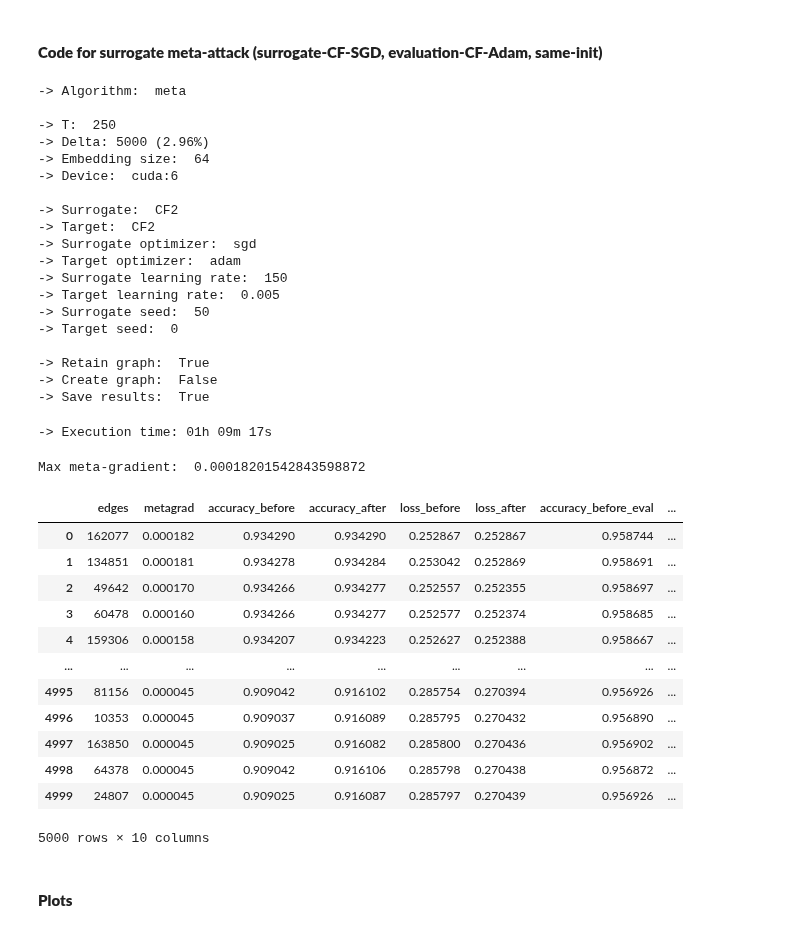
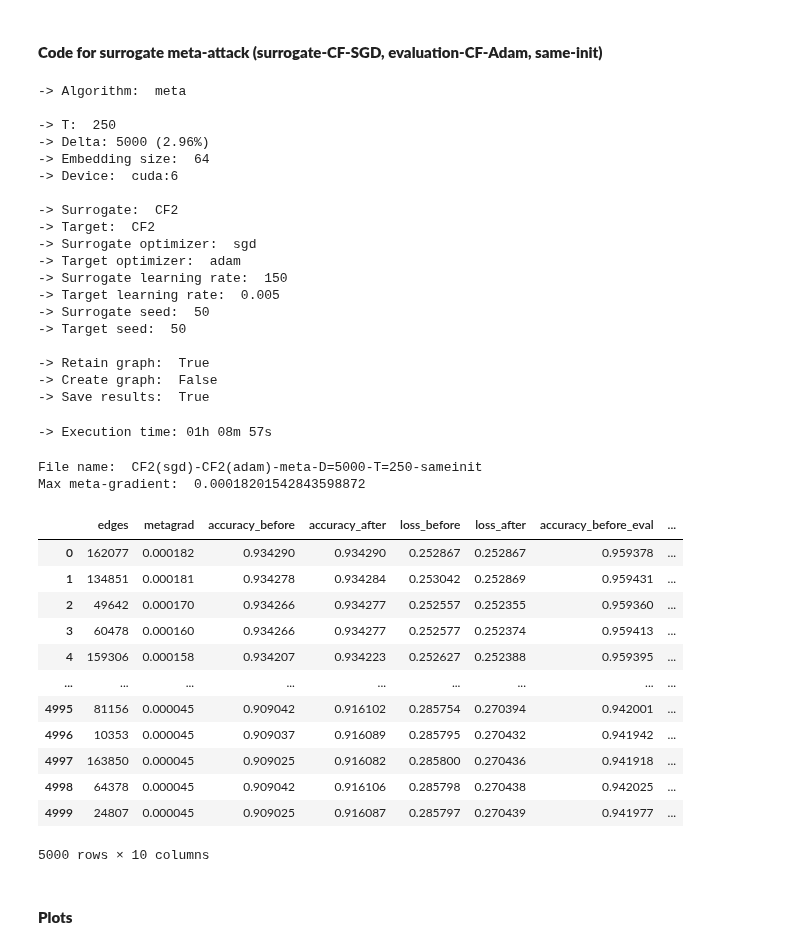
Before and after one commit to aravind-gk/RecSysAttack, a Jupyter notebook: surrogate.ipynb, the cells around one changed output. Cells and saved outputs as stored; diff of their text form; code cells hidden in the pictures.

```diff
--- a/surrogate.ipynb
+++ b/surrogate.ipynb
@@ -93,7 +93,7 @@ opt_target = 'adam'
 lr_surrogate = 150
 lr_target = 0.005
 seed_surrogate = 50
-seed_target = 0
+seed_target = 50
 
 # start execution
 start_time = time.time()
@@ -298,7 +298,7 @@ print('-> Execution time: {}'.format(exec_time))
 
 # process results
 perturbations = pd.DataFrame(perturbations)
-filename = '{}({})-{}({})-{}-D={}-T={}-diffinit'.format(surrogate, opt_surrogate, target, opt_target, algorithm, Delta, T)
+filename = '{}({})-{}({})-{}-D={}-T={}-sameinit'.format(surrogate, opt_surrogate, target, opt_target, algorithm, Delta, T)
 if save_results:
     perturbations.to_csv('results/' + dataset + '/' + filename + '.csv')
 # %% [output]
@@ -316,29 +316,32 @@ if save_results:
 -> Surrogate learning rate:  150
 -> Target learning rate:  0.005
 -> Surrogate seed:  50
--> Target seed:  0
+-> Target seed:  50
 
 -> Retain graph:  True
 -> Create graph:  False
 -> Save results:  True
--> Execution time: 01h 09m 17s
+-> Execution time: 01h 08m 57s
 # %%
-print('Max meta-gradient: ', perturbations['metagrad'].max())
+print('File name: ', filename)
+if 'meta' in algorithm:
+    print('Max meta-gradient: ', perturbations['metagrad'].max())
 perturbations
 # %% [output]
+File name:  CF2(sgd)-CF2(adam)-meta-D=5000-T=250-sameinit
 Max meta-gradient:  0.00018201542843598872
 |  | edges | metagrad | accuracy_before | accuracy_after | loss_before | loss_after | accuracy_before_eval | ... |
-| 0 | 162077 | 0.000182 | 0.934290 | 0.934290 | 0.252867 | 0.252867 | 0.958744 | ... |
-| 1 | 134851 | 0.000181 | 0.934278 | 0.934284 | 0.253042 | 0.252869 | 0.958691 | ... |
-| 2 | 49642 | 0.000170 | 0.934266 | 0.934277 | 0.252557 | 0.252355 | 0.958697 | ... |
-| 3 | 60478 | 0.000160 | 0.934266 | 0.934277 | 0.252577 | 0.252374 | 0.958685 | ... |
-| 4 | 159306 | 0.000158 | 0.934207 | 0.934223 | 0.252627 | 0.252388 | 0.958667 | ... |
+| 0 | 162077 | 0.000182 | 0.934290 | 0.934290 | 0.252867 | 0.252867 | 0.959378 | ... |
+| 1 | 134851 | 0.000181 | 0.934278 | 0.934284 | 0.253042 | 0.252869 | 0.959431 | ... |
+| 2 | 49642 | 0.000170 | 0.934266 | 0.934277 | 0.252557 | 0.252355 | 0.959360 | ... |
+| 3 | 60478 | 0.000160 | 0.934266 | 0.934277 | 0.252577 | 0.252374 | 0.959413 | ... |
+| 4 | 159306 | 0.000158 | 0.934207 | 0.934223 | 0.252627 | 0.252388 | 0.959395 | ... |
 | ... | ... | ... | ... | ... | ... | ... | ... | ... |
-| 4995 | 81156 | 0.000045 | 0.909042 | 0.916102 | 0.285754 | 0.270394 | 0.956926 | ... |
-| 4996 | 10353 | 0.000045 | 0.909037 | 0.916089 | 0.285795 | 0.270432 | 0.956890 | ... |
-| 4997 | 163850 | 0.000045 | 0.909025 | 0.916082 | 0.285800 | 0.270436 | 0.956902 | ... |
-| 4998 | 64378 | 0.000045 | 0.909042 | 0.916106 | 0.285798 | 0.270438 | 0.956872 | ... |
-| 4999 | 24807 | 0.000045 | 0.909025 | 0.916087 | 0.285797 | 0.270439 | 0.956926 | ... |
+| 4995 | 81156 | 0.000045 | 0.909042 | 0.916102 | 0.285754 | 0.270394 | 0.942001 | ... |
+| 4996 | 10353 | 0.000045 | 0.909037 | 0.916089 | 0.285795 | 0.270432 | 0.941942 | ... |
+| 4997 | 163850 | 0.000045 | 0.909025 | 0.916082 | 0.285800 | 0.270436 | 0.941918 | ... |
+| 4998 | 64378 | 0.000045 | 0.909042 | 0.916106 | 0.285798 | 0.270438 | 0.942025 | ... |
+| 4999 | 24807 | 0.000045 | 0.909025 | 0.916087 | 0.285797 | 0.270439 | 0.941977 | ... |
 5000 rows × 10 columns
 # %% [markdown]
 #### **Plots**
```
Also changed, not shown: parts of 1 cell of this notebook, 7 other files.
